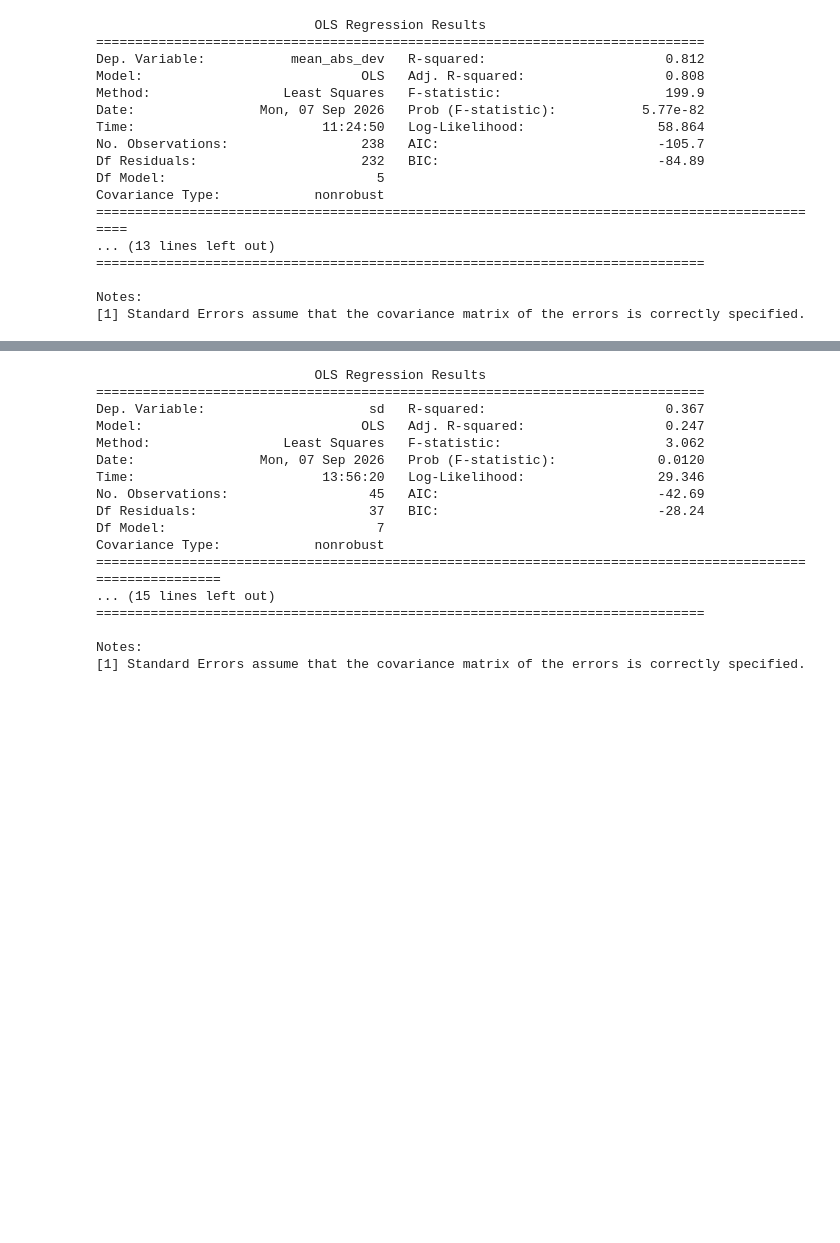
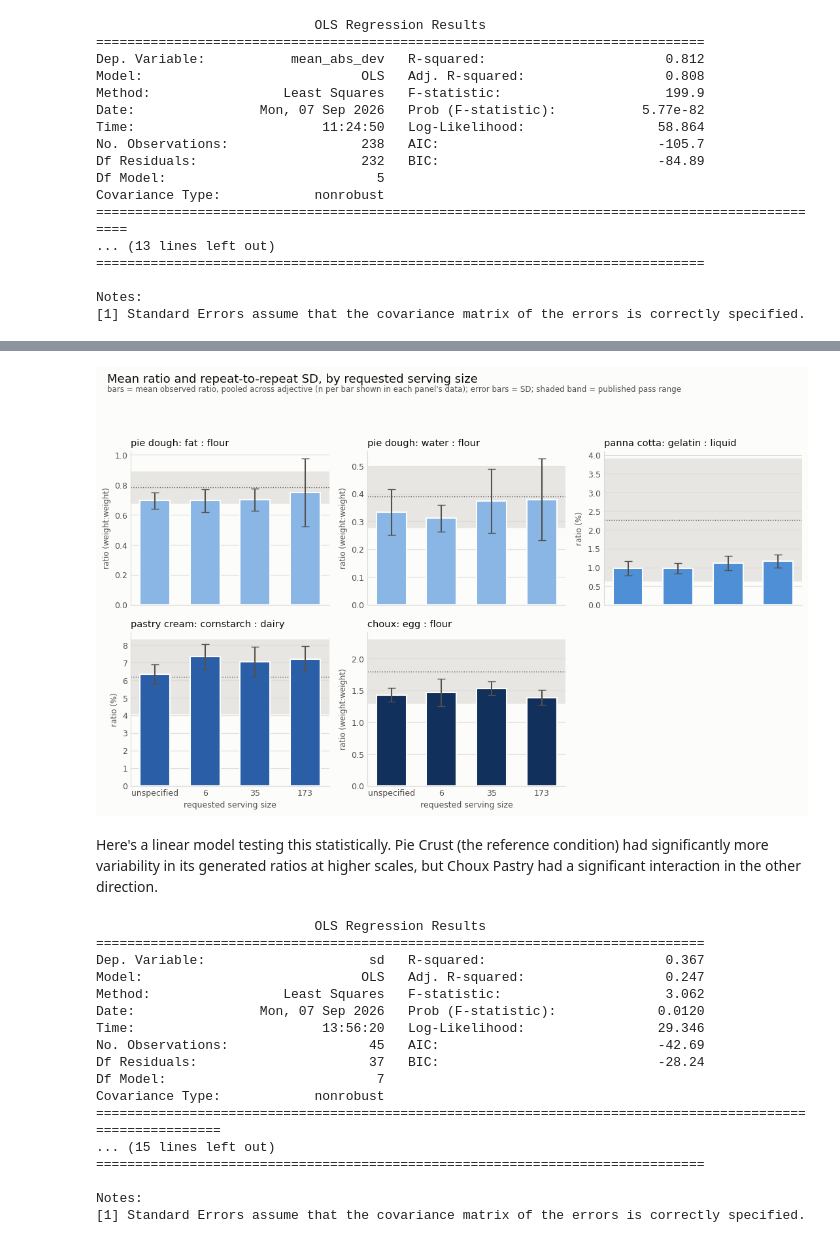
Before and after one commit to clementzach/blog_posts, a Jupyter notebook: recipe_generation.ipynb, the cells around one changed output, grey strips where cells are left out. Saved outputs shown, nothing was run; the diff lists cells and outputs as text; code cells hidden in the pictures; blank space fills up the shorter version.

```diff
--- a/recipe_generation.ipynb
+++ b/recipe_generation.ipynb
@@ -435,3 +378,76 @@ plt.show()
+# %%
+scored_all = scores[scores["value"].notna()]
+
+RATIO_ORDER = [
+    ("pie_dough", "fat_to_flour"),
+    ("pie_dough", "water_to_flour"),
+    ("panna_cotta", "gelatin_to_liquid"),
+    ("pastry_cream", "cornstarch_to_dairy"),
+    ("choux", "egg_to_flour"),
+]
+RATIO_TITLE = {
+    ("pie_dough", "fat_to_flour"): "pie dough: fat : flour",
+    ("pie_dough", "water_to_flour"): "pie dough: water : flour",
+    ("panna_cotta", "gelatin_to_liquid"): "panna cotta: gelatin : liquid",
+    ("pastry_cream", "cornstarch_to_dairy"): "pastry cream: cornstarch : dairy",
+    ("choux", "egg_to_flour"): "choux: egg : flour",
+}
+RATIO_AS_PCT = {
+    ("pie_dough", "fat_to_flour"): False,
+    ("pie_dough", "water_to_flour"): False,
+    ("panna_cotta", "gelatin_to_liquid"): True,
+    ("pastry_cream", "cornstarch_to_dairy"): True,
+    ("choux", "egg_to_flour"): False,
+}
+
+# Pool across adjective and repeats -- one bar per (recipe/ratio, scale),
+# height = mean observed ratio, error bar = SD across those generations.
+bar_stats = (
+    scored_all.groupby(["recipe", "ratio", "scale"], observed=True)["value"]
+    .agg(mean="mean", sd="std", n="count")
+    .reset_index()
+)
+
+fig, axes = plt.subplots(2, 3, figsize=(11, 7), sharex=True)
+fig.patch.set_facecolor(BG)
+axes.flat[-1].set_visible(False)
+
+for ax, (recipe, ratio) in zip(axes.flat, RATIO_ORDER):
+    style_axes(ax)
+    sub = bar_stats[(bar_stats["recipe"] == recipe) & (bar_stats["ratio"] == ratio)]
+    sub = sub.set_index("scale").reindex(SCALE_NAMES)
+    band_row = scored_all[(scored_all["recipe"] == recipe) & (scored_all["ratio"] == ratio)].iloc[0]
+    band_low, band_high = band_row["band_low"], band_row["band_high"]
+
+    ax.axhspan(band_low, band_high, color=BAND, zorder=0)
+    ax.axhline((band_low + band_high) / 2, color=INK_MUTED, linewidth=1, linestyle=":")
+
+    xpos = range(len(SCALE_NAMES))
+    ax.bar(xpos, sub["mean"], width=0.6, color=RECIPE_COLOR[recipe],
+           edgecolor=BG, linewidth=1.5,
+           yerr=sub["sd"], ecolor=INK_MUTED, capsize=4, zorder=2)
+
+    ax.set_title(RATIO_TITLE[(recipe, ratio)], color=INK, fontsize=10.5, loc="left")
+    ax.set_xticks(list(xpos))
+    ax.set_xticklabels([SCALE_LABEL[s] for s in SCALE_NAMES])
+    unit = "%" if RATIO_AS_PCT[(recipe, ratio)] else ""
+    ax.set_ylabel(f"ratio ({unit or 'weight:weight'})", fontsize=8.5)
+
+for ax in axes[-1]:
+    ax.set_xlabel("requested serving size", fontsize=9)
+
+fig.suptitle("Mean ratio and repeat-to-repeat SD, by requested serving size",
+             color=INK, fontsize=13, x=0.02, y=0.995, ha="left")
+fig.text(0.02, 0.955,
+          "bars = mean observed ratio, pooled across adjective (n per bar shown in each panel's data); "
+          "error bars = SD; shaded band = published pass range",
+          color=INK_MUTED, fontsize=8.5, ha="left")
+fig.tight_layout(rect=(0, 0.02, 1, 0.92))
+plt.show()
+# %% [output]
+[figure, added]
+# %% [markdown]
+Here's a linear model testing this statistically. Pie Crust (the reference condition) had significantly more variability in its generated ratios at higher scales, but Choux Pastry had a significant interaction in the other direction.
 # %%
 cell_sd = (
     scored_all.groupby(["recipe", "ratio", "adjective", "scale"], observed=True)
```
Also changed, not shown: parts of 5 cells of this notebook, 17 other files.
